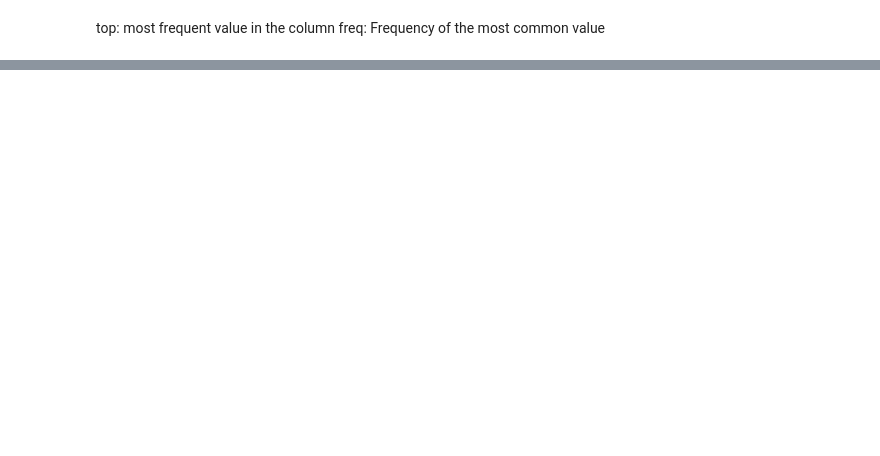
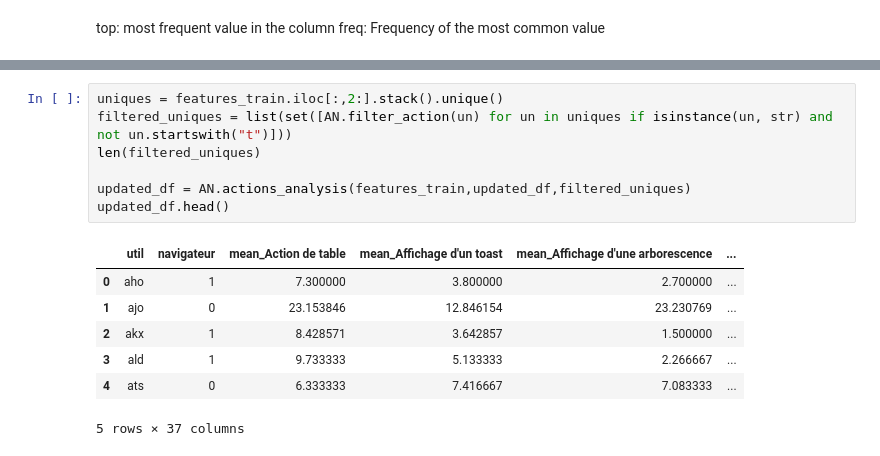
Before and after one commit to valponce/BE_DataSciences, a Jupyter notebook: prepare_data.ipynb, the cells around one changed output, grey strips where cells are left out. Drawn from its saved outputs; the diff is of its cells as text; blank space fills up the shorter version.

```diff
--- a/prepare_data.ipynb
+++ b/prepare_data.ipynb
@@ -35,0 +79,15 @@ Length: 4, dtype: str
+# %%
+uniques = features_train.iloc[:,2:].stack().unique()
+filtered_uniques = list(set([AN.filter_action(un) for un in uniques if isinstance(un, str) and not un.startswith("t")]))
+len(filtered_uniques)
+
+updated_df = AN.actions_analysis(features_train,updated_df,filtered_uniques)
+updated_df.head()
+# %% [output]
+|  | util | navigateur | mean_Action de table | mean_Affichage d'un toast | mean_Affichage d'une arborescence | ... |
+| 0 | aho | 1 | 7.300000 | 3.800000 | 2.700000 | ... |
+| 1 | ajo | 0 | 23.153846 | 12.846154 | 23.230769 | ... |
+| 2 | akx | 1 | 8.428571 | 3.642857 | 1.500000 | ... |
+| 3 | ald | 1 | 9.733333 | 5.133333 | 2.266667 | ... |
+| 4 | ats | 0 | 6.333333 | 7.416667 | 7.083333 | ... |
+5 rows × 37 columns
```
Also changed, not shown: parts of 14 cells of this notebook, 1 other file.
